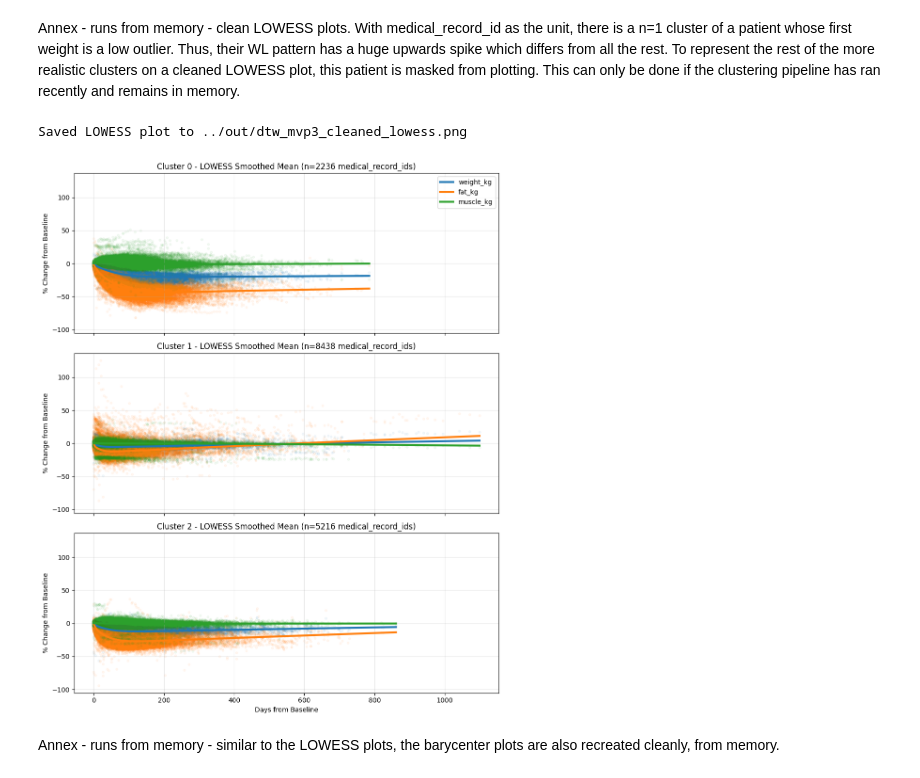
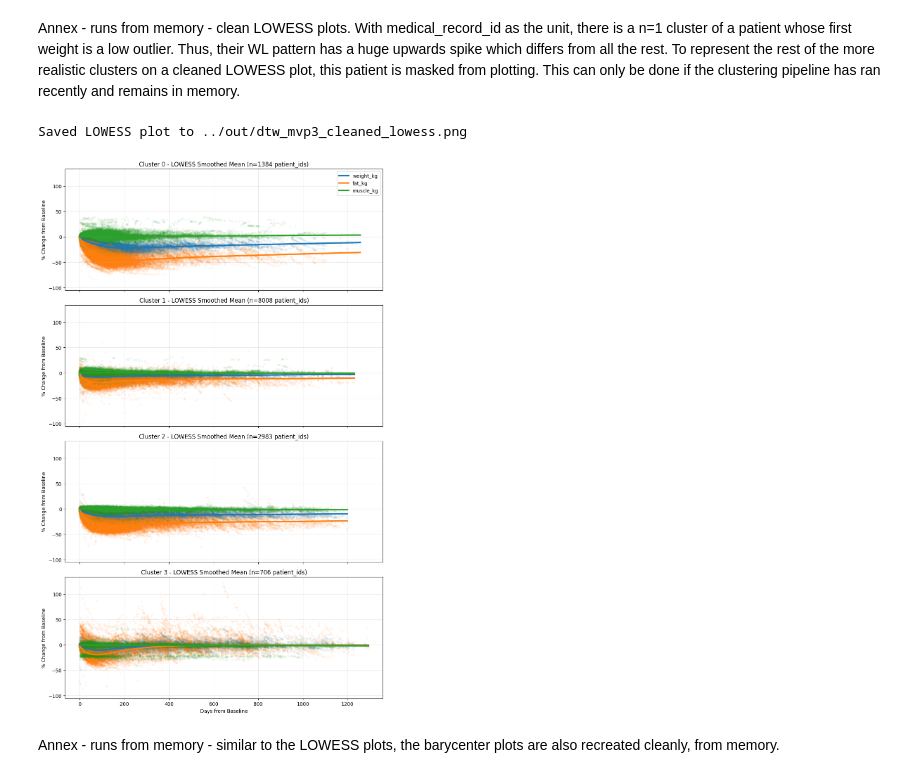
Before and after one commit to Miksa-uam/PROMET_2026, a Jupyter notebook: p4_dir/scripts/p4_notebook.ipynb, the cells around one changed output. Drawn from its saved outputs; the diff is of its cells as text; code cells hidden in the pictures.

```diff
--- a/p4_dir/scripts/p4_notebook.ipynb
+++ b/p4_dir/scripts/p4_notebook.ipynb
@@ -139,14 +229,14 @@ from mdtw_mvp3 import (
 # 1. CONFIGURATION
 # -------------------------------------------------------------------------
 DB_PATH = "../dbs/pnk_db2_filtered.sqlite"
-OUT_DB_PATH = "../out/out_db.sqlite"
+OUT_DB_PATH = "../out/mdtw_mvp3_abs_bc_patientid_level/out_db.sqlite"
 OUT_TABLE = "dtw_mvp3_cluster_labels"
 
-ID_COL = "medical_record_id"
+ID_COL = "patient_id"
 # We define the raw columns from the database. The script will automatically
 # convert any % variables into their absolute _kg equivalents.
 TARGET_COLS = ["weight_kg", "fat_%", "muscle_%"]
-MAX_WEIGHINS = 68
+MAX_WEIGHINS = 82
 
 # -------------------------------------------------------------------------
 # 2. DATA PREPARATION (Now with absolute body comp conversion)
@@ -188,7 +278,7 @@ best_k, best_model, best_labels = run_dtw_clustering_search(
     ts_dataset=ts_dataset,
     k_min=2,
     k_max=7,
-    elbow_plot_path="../out/dtw_mvp3_elbow_curve.png"
+    elbow_plot_path="../out/mdtw_mvp3_abs_bc_patientid_level/dtw_mvp3_elbow_curve.png"
 )
 
 save_clusters_to_db(
@@ -206,7 +296,7 @@ print("\nPlotting DTW Barycenters...")
 plot_dtw_barycenters(
     model=best_model,
     target_cols=updated_targets,
-    output_path="../out/dtw_mvp3_barycenters.png"
+    output_path="../out/mdtw_mvp3_abs_bc_patientid_level/dtw_mvp3_barycenters.png"
 )
 
 print("\nPlotting real-time LOWESS trajectories...")
@@ -216,6 +306,6 @@ plot_lowess_trajectories(
     labels=best_labels,
     id_col=ID_COL,
     target_cols=updated_targets,
-    output_path="../out/dtw_mvp3_lowess.png"
+    output_path="../out/mdtw_mvp3_abs_bc_patientid_level/dtw_mvp3_lowess.png"
 )
 # %% [output]
@@ -251,29 +339,31 @@ Saved LOWESS plot to ../out/dtw_mvp3_lowess.png
 # %% [markdown]
 Annex - runs from memory - clean LOWESS plots. With medical_record_id as the unit, there is a n=1 cluster of a patient whose first weight is a low outlier. Thus, their WL pattern has a huge upwards spike which differs from all the rest. To represent the rest of the more realistic clusters on a cleaned LOWESS plot, this patient is masked from plotting. This can only be done if the clustering pipeline has ran recently and remains in memory.
 # %%
+import numpy as np
+
 # 1. Identify valid mask and IDs (excluding Cluster 2)
-valid_mask = (best_labels != 2)
+valid_mask = (best_labels != 4)
 valid_ids = np.array(entity_ids)[valid_mask]
 valid_labels = best_labels[valid_mask].copy()
 
 # 2. THE FIX: Shift label '3' down to '2' to make them consecutive (0, 1, 2)
-valid_labels[valid_labels == 3] = 2
+valid_labels[valid_labels == 4] = 3
 
 # 3. Filter the long-format dataframe to only include valid entities
 valid_clusters_df = df_pct[df_pct[ID_COL].isin(valid_ids)].copy()
 
 # 4. Re-plot the LOWESS curves
 plot_lowess_trajectories(
     df=valid_clusters_df,
     ids=valid_ids.tolist(),
     labels=valid_labels,
     id_col=ID_COL,
     target_cols=updated_targets,
     output_path="../out/dtw_mvp3_cleaned_lowess.png"
 )
 # %% [output]
 Saved LOWESS plot to ../out/dtw_mvp3_cleaned_lowess.png
-[figure, old version]
+[figure, new version]
 # %% [markdown]
 Annex - runs from memory - similar to the LOWESS plots, the barycenter plots are also recreated cleanly, from memory.
 # %%
```
Also changed, not shown: parts of 5 cells of this notebook, 7 other files.
